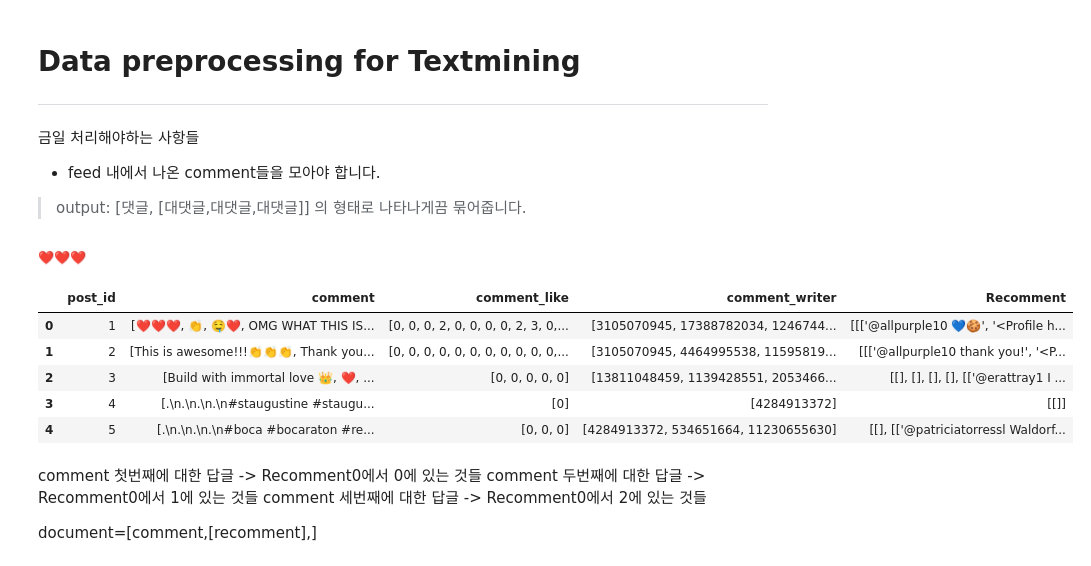
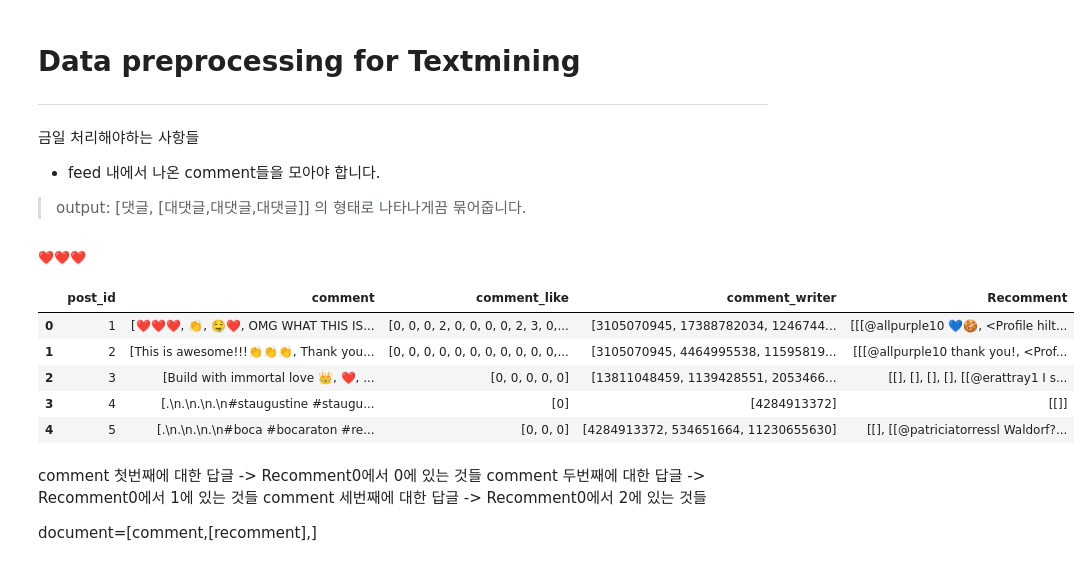
Before and after one commit to sunkeunjo/research, a Jupyter notebook: 창시구/data_preprocessing[04-30].ipynb, the cells around one changed output. Saved outputs shown, nothing was run; the diff lists cells and outputs as text; code cells hidden in the pictures.

```diff
--- a/창시구/data_preprocessing[04-30].ipynb
+++ b/창시구/data_preprocessing[04-30].ipynb
@@ -29,22 +35,22 @@ test=hilton[:30]
 # %%
 # comment
 def string_to_list(df,columns):
     for col in columns:
         df[col]=df[col].apply(lambda x: ast.literal_eval(x))
 
 for hotel in (hilton,hyatt,holiday,wyndham):
-    string_to_list(hotel,["comment","comment_like","comment_writer"])
+    string_to_list(hotel,["comment","comment_like","comment_writer","Recomment"])
 
 print(hilton['comment'][0][0])
 hilton.head()# 애초에 list
 # %% [output]
 ❤️❤️❤️
 |  | post_id | comment | comment_like | comment_writer | Recomment |
-| 0 | 1 | [❤️❤️❤️, 👏, 🤤❤️, OMG WHAT THIS IS... | [0, 0, 0, 2, 0, 0, 0, 0, 2, 3, 0,... | [3105070945, 17388782034, 1246744... | [[['@allpurple10 💙🍪', '<Profile h... |
-| 1 | 2 | [This is awesome!!!👏👏👏, Thank you... | [0, 0, 0, 0, 0, 0, 0, 0, 0, 0, 0,... | [3105070945, 4464995538, 11595819... | [[['@allpurple10 thank you!', '<P... |
-| 2 | 3 | [Build with immortal love 👑, ❤️, ... | [0, 0, 0, 0, 0] | [13811048459, 1139428551, 2053466... | [[], [], [], [], [['@erattray1 I ... |
+| 0 | 1 | [❤️❤️❤️, 👏, 🤤❤️, OMG WHAT THIS IS... | [0, 0, 0, 2, 0, 0, 0, 0, 2, 3, 0,... | [3105070945, 17388782034, 1246744... | [[[@allpurple10 💙🍪, <Profile hilt... |
+| 1 | 2 | [This is awesome!!!👏👏👏, Thank you... | [0, 0, 0, 0, 0, 0, 0, 0, 0, 0, 0,... | [3105070945, 4464995538, 11595819... | [[[@allpurple10 thank you!, <Prof... |
+| 2 | 3 | [Build with immortal love 👑, ❤️, ... | [0, 0, 0, 0, 0] | [13811048459, 1139428551, 2053466... | [[], [], [], [], [[@erattray1 I s... |
 | 3 | 4 | [.\n.\n.\n.\n#staugustine #staugu... | [0] | [4284913372] | [[]] |
-| 4 | 5 | [.\n.\n.\n.\n#boca #bocaraton #re... | [0, 0, 0] | [4284913372, 534651664, 11230655630] | [[], [['@patriciatorressl Waldorf... |
+| 4 | 5 | [.\n.\n.\n.\n#boca #bocaraton #re... | [0, 0, 0] | [4284913372, 534651664, 11230655630] | [[], [[@patriciatorressl Waldorf?... |
 # %% [markdown]
 comment 첫번째에 대한 답글 -> Recomment0에서 0에 있는 것들
 comment 두번째에 대한 답글 -> Recomment0에서 1에 있는 것들
```
Also changed, not shown: parts of 12 cells of this notebook.
